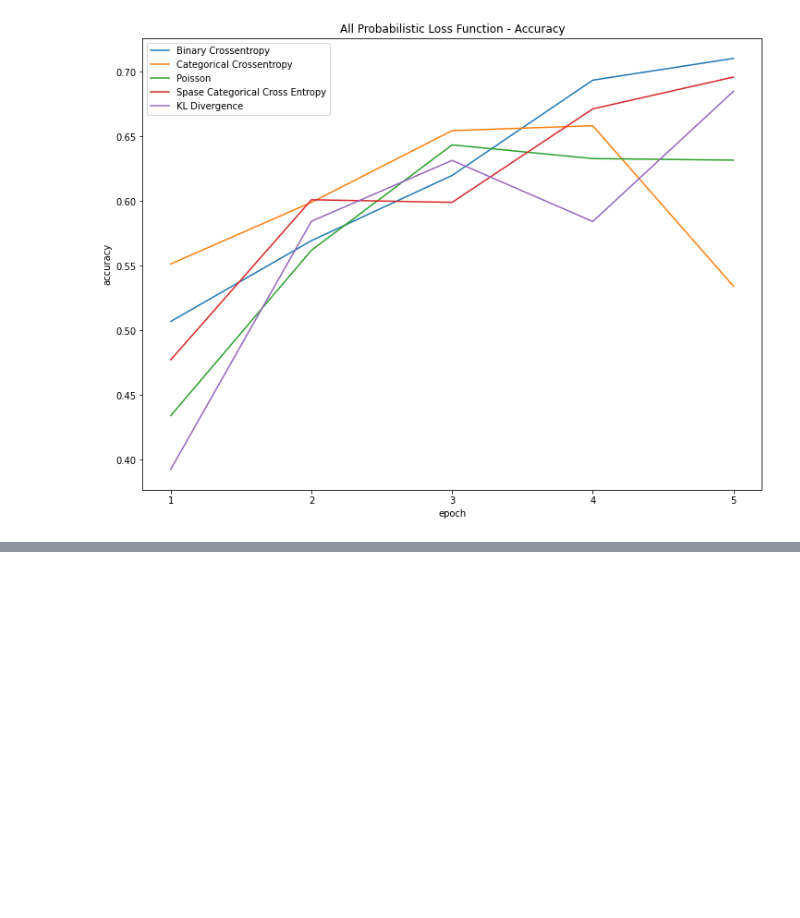
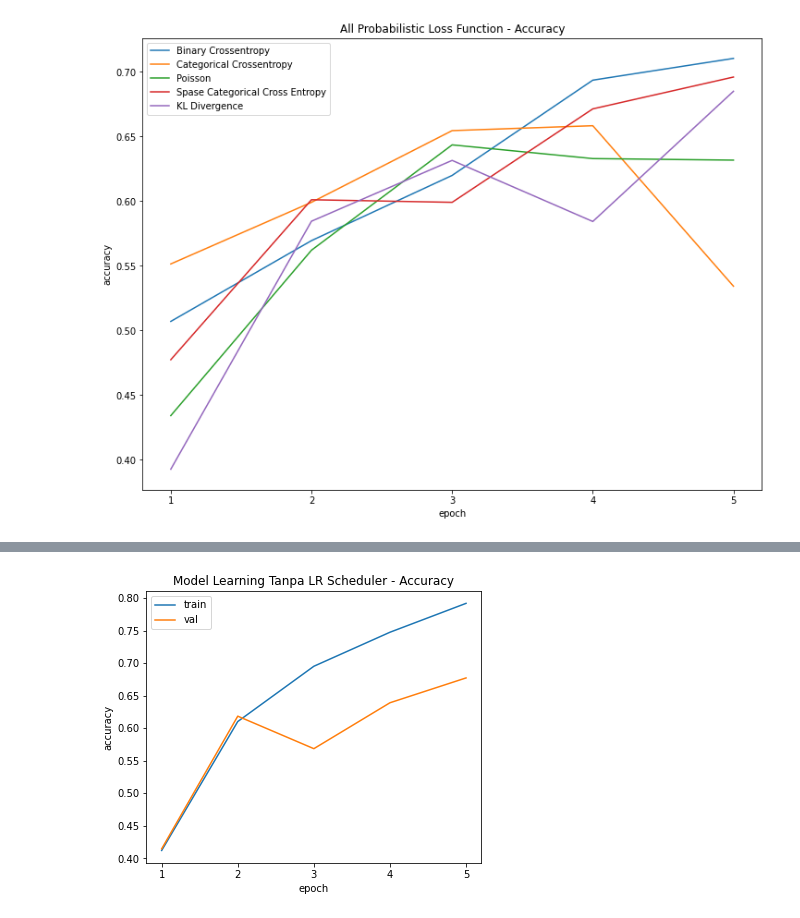
Before and after one commit to rehgend/EksplorasiHyperparameterCNN_NN, a Jupyter notebook: Tugas 1A - Klasifikasi pada Dataset CIFAR10 dengan CNN.ipynb, the cells around one changed output, grey strips where cells are left out. Saved outputs shown, nothing was run; the diff lists cells and outputs as text; code cells hidden in the pictures; blank space fills up the shorter version.

```diff
--- a/Tugas 1A - Klasifikasi pada Dataset CIFAR10 dengan CNN.ipynb
+++ b/Tugas 1A - Klasifikasi pada Dataset CIFAR10 dengan CNN.ipynb
@@ -1027,0 +1144,20 @@ plt.show()
+# %%
+BATCH_SIZE = 64
+EPOCHS = 5
+opt = RMSprop(learning_rate=0.001)
+
+model_percobaan9 = build_cnn_model(2,5,128,512)
+model_percobaan9.compile(optimizer=opt, loss='binary_crossentropy', metrics=['accuracy'])
+History_Training_TanpaLRScheduler = model_percobaan9.fit(train_images, onehot_train_label, validation_data=(valid_images, onehot_valid_label), batch_size=BATCH_SIZE, epochs=EPOCHS)
+
+# Ploting Hasil Learning tanpa Penggunaan Learning Rate Scheduler
+plt.rcParams['figure.figsize'] = (6.0, 5.0)
+plt.plot(['1','2','3','4','5'], History_Training_TanpaLRScheduler.history['accuracy'])
+plt.plot(['1','2','3','4','5'], History_Training_TanpaLRScheduler.history['val_accuracy'])
+plt.title('Model Learning Tanpa LR Scheduler - Accuracy')
+plt.ylabel('accuracy')
+plt.xlabel('epoch')
+plt.legend(['train', 'val'])
+plt.savefig('ModelLearningTanpaLRScheduler-Accuracy.jpg')
+plt.show()
+# %% [output]
@@ -1027,0 +1174 @@ plt.show()
+[figure, added]
```
Also changed, not shown: parts of 12 cells of this notebook.
